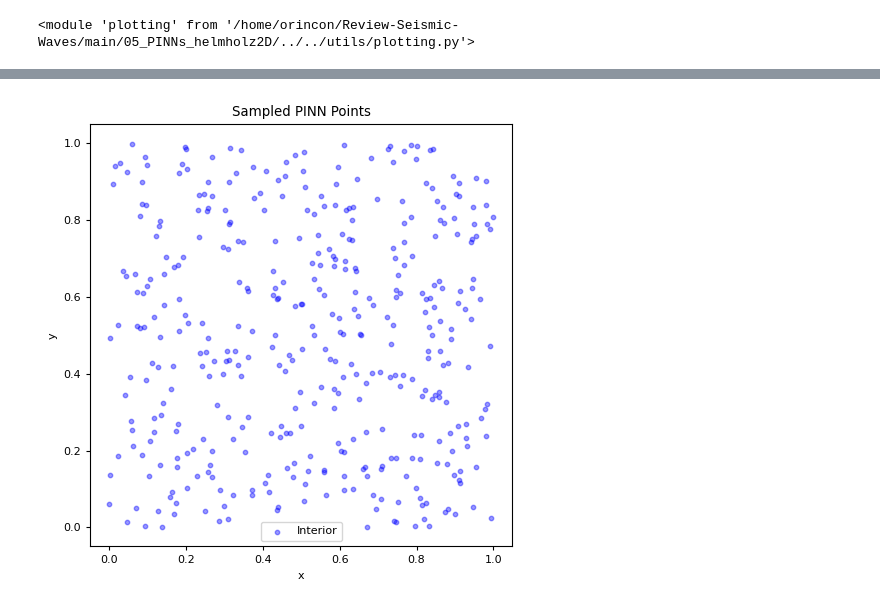
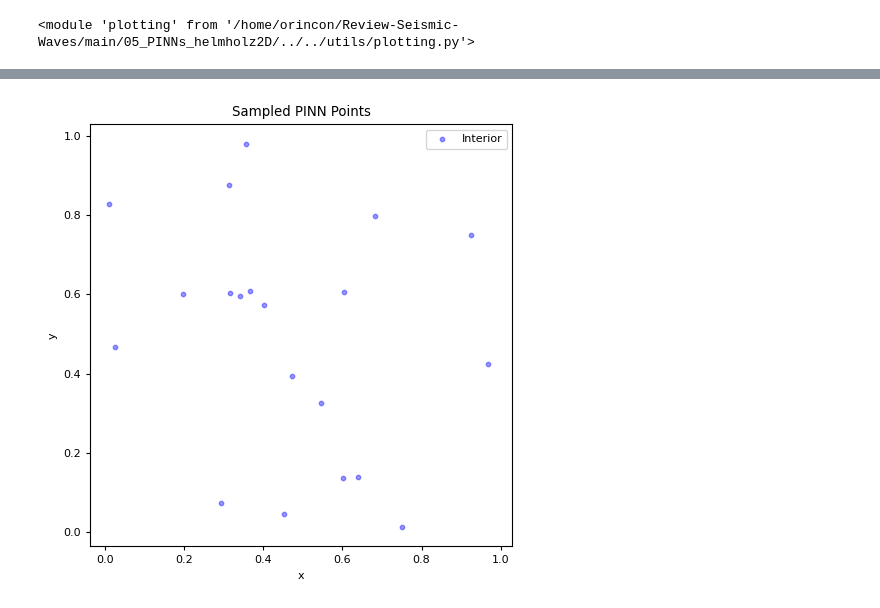
Before and after one commit to oscar-rincon/Review-Seismic-Waves, a Jupyter notebook: main/05_PINNs_helmholz2D/PINNs_helmholtz2D.ipynb, the cells around one changed output, grey strips where cells are left out. Saved outputs shown, nothing was run; the diff lists cells and outputs as text; code cells hidden in the pictures.

```diff
--- a/main/05_PINNs_helmholz2D/PINNs_helmholtz2D.ipynb
+++ b/main/05_PINNs_helmholz2D/PINNs_helmholtz2D.ipynb
@@ -215,30 +213,29 @@ Relative L2 error: 9.0417e-04
 # %%
-def sample_pinn_points(N, device="cpu"):
-    N_int = N * N #- 4 * N
+def sample_pinn_points(N_int, device="cpu"):
     eps = 1e-6
 
     # Interior points (exclude boundaries)
     x_int = eps + (1 - 2*eps) * torch.rand((N_int, 1), device=device)
     y_int = eps + (1 - 2*eps) * torch.rand((N_int, 1), device=device)
     x_int.requires_grad_(True)
     y_int.requires_grad_(True)
 
     return x_int, y_int
 
 # Sample points
 x_int, y_int = sample_pinn_points(20, device=device)
 
 # Plot sampled points
 plt.figure(figsize=(5, 5))
 plt.scatter(x_int.detach().cpu().numpy(), y_int.detach().cpu().numpy(),
             s=10, color='blue', alpha=0.4, label='Interior')
 
 plt.xlabel('x')
 plt.ylabel('y')
 plt.axis('square')
 plt.title('Sampled PINN Points')
 plt.legend()
 plt.tight_layout()
 plt.show()
 # %% [output]
-[figure, old version]
+[figure, new version]
```
Also changed, not shown: parts of 1 cell of this notebook, 1 other file.
